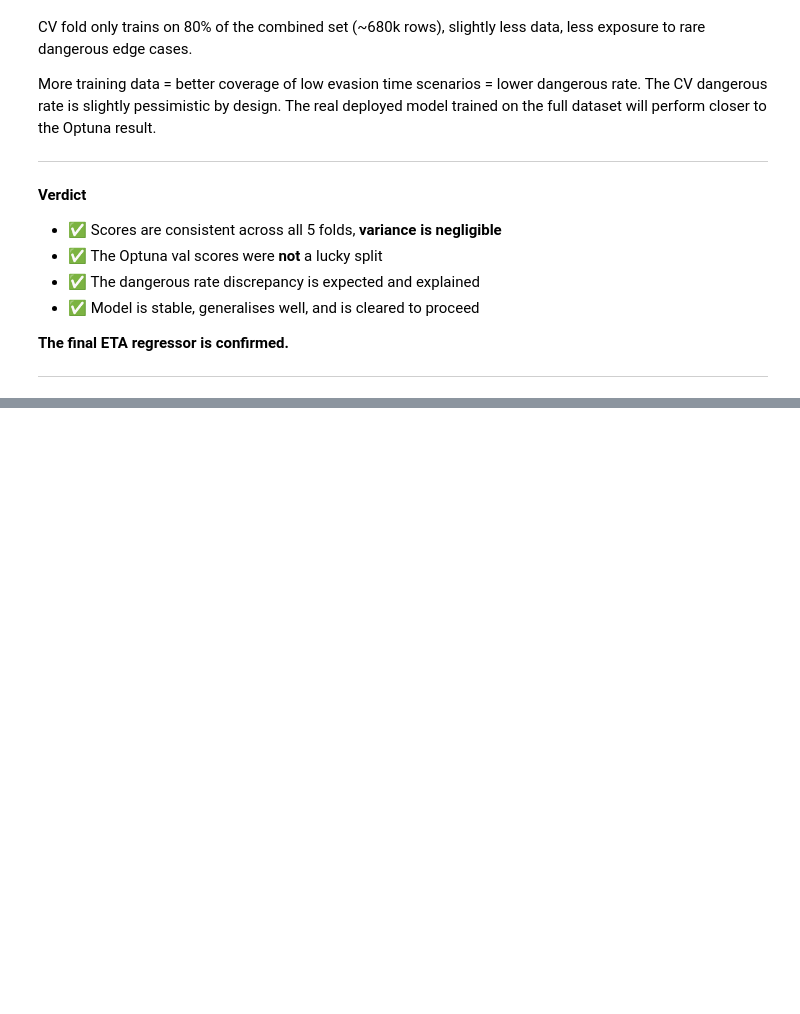
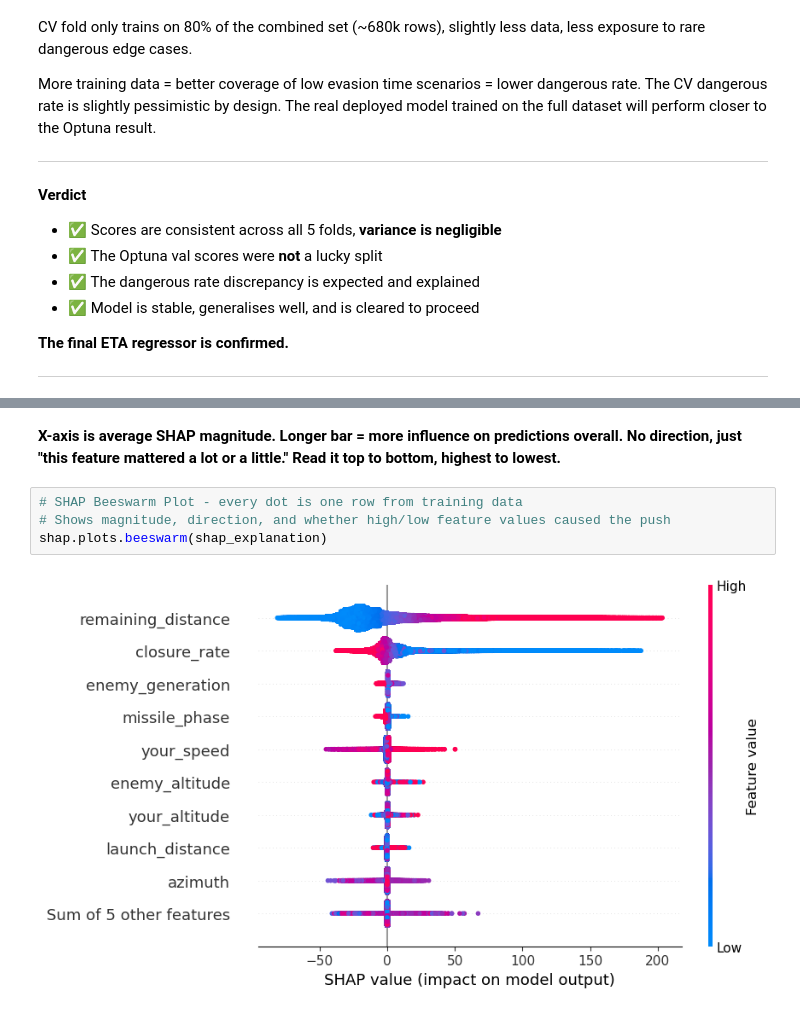
Before and after one commit to Eakempreet/ATAS_Project, a Jupyter notebook: notebooks/02_eta_regressor/02_eta_regressor.ipynb, the cells around one changed output, grey strips where cells are left out. Cells and saved outputs as stored; diff of their text form; blank space fills up the shorter version.

```diff
--- a/notebooks/02_eta_regressor/02_eta_regressor.ipynb
+++ b/notebooks/02_eta_regressor/02_eta_regressor.ipynb
@@ -2137,0 +2330,8 @@ trained on the full dataset will perform closer to the Optuna result.
+# %% [markdown]
+**X-axis is average SHAP magnitude. Longer bar = more influence on predictions overall. No direction, just "this feature mattered a lot or a little." Read it top to bottom, highest to lowest.**
+# %%
+# SHAP Beeswarm Plot - every dot is one row from training data
+# Shows magnitude, direction, and whether high/low feature values caused the push
+shap.plots.beeswarm(shap_explanation)
+# %% [output]
+[figure, added]
```
Also changed, not shown: parts of 29 cells of this notebook, 1 other file.
